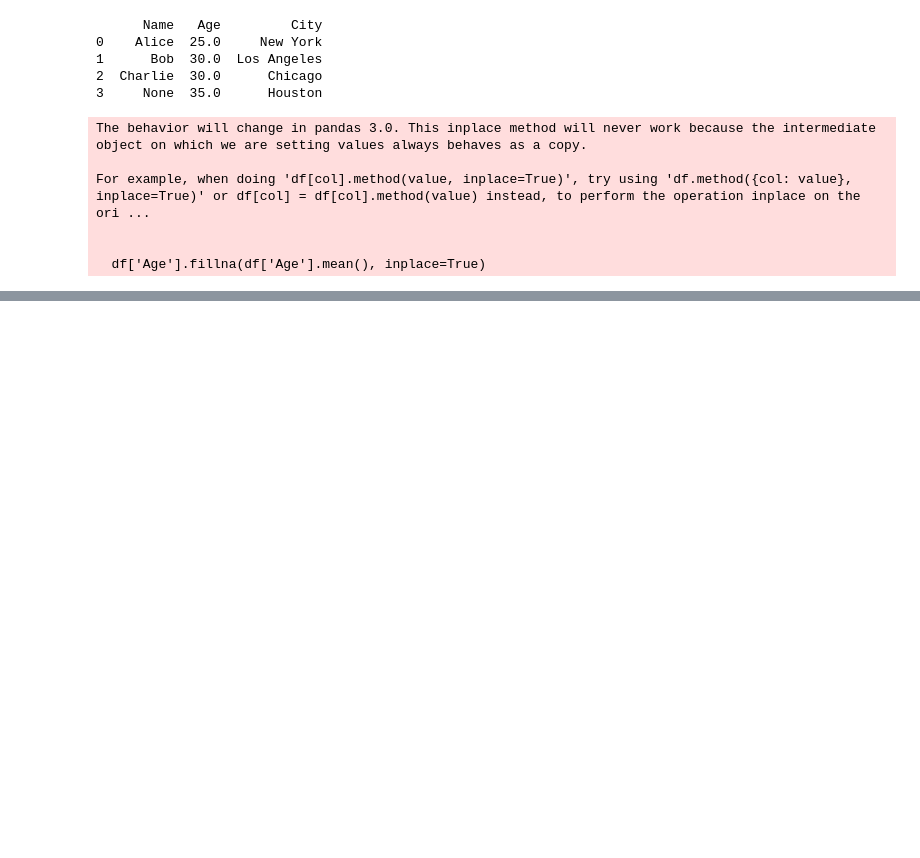
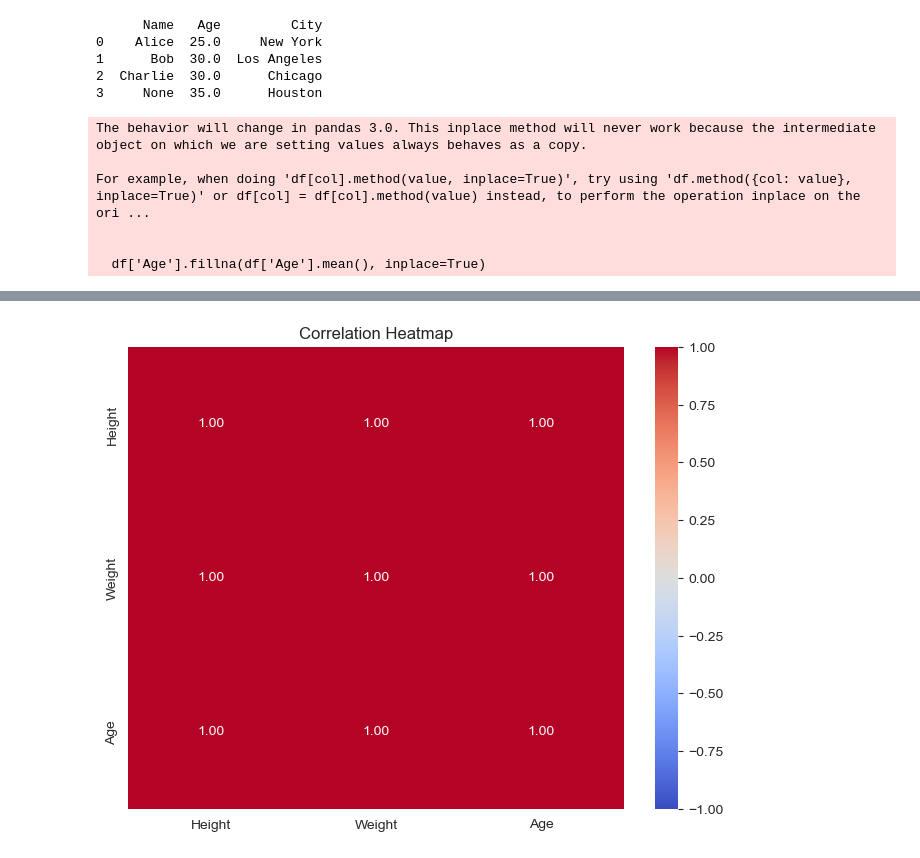
Before and after one commit to kalaxiaoke777/dataS, a Jupyter notebook: pd.ipynb, the cells around one changed output, grey strips where cells are left out. Saved outputs shown, nothing was run; the diff lists cells and outputs as text; code cells hidden in the pictures; blank space fills up the shorter version.

Commit message:
pandas

```diff
--- a/pd.ipynb
+++ b/pd.ipynb
@@ -221,0 +333,19 @@ For example, when doing 'df[col].method(value, inplace=True)', try using 'df.met
+# %%
+import seaborn as sns
+import matplotlib.pyplot as plt
+import pandas as pd
+
+# 示例数据
+data = {
+    'Height': [150, 160, 170, 180, 190],
+    'Weight': [45, 55, 65, 75, 85],
+    'Age': [20, 25, 30, 35, 40]
+}
+df = pd.DataFrame(data)
+# 绘制相关性热图
+plt.figure(figsize=(8, 6))
+sns.heatmap(df.corr(), annot=True, cmap='coolwarm', fmt='.2f', vmin=-1, vmax=1)
+plt.title('Correlation Heatmap')
+plt.show()
+# %% [output]
+[figure, added]
```
Also changed, not shown: parts of 18 cells of this notebook.
